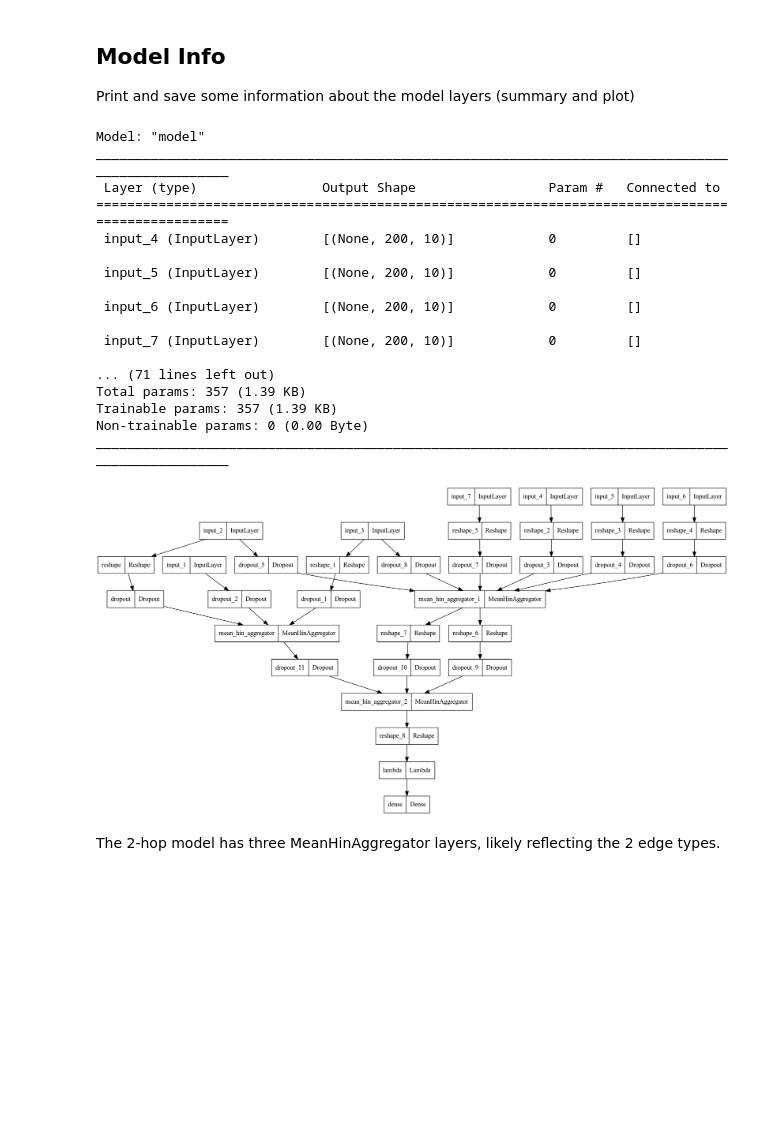
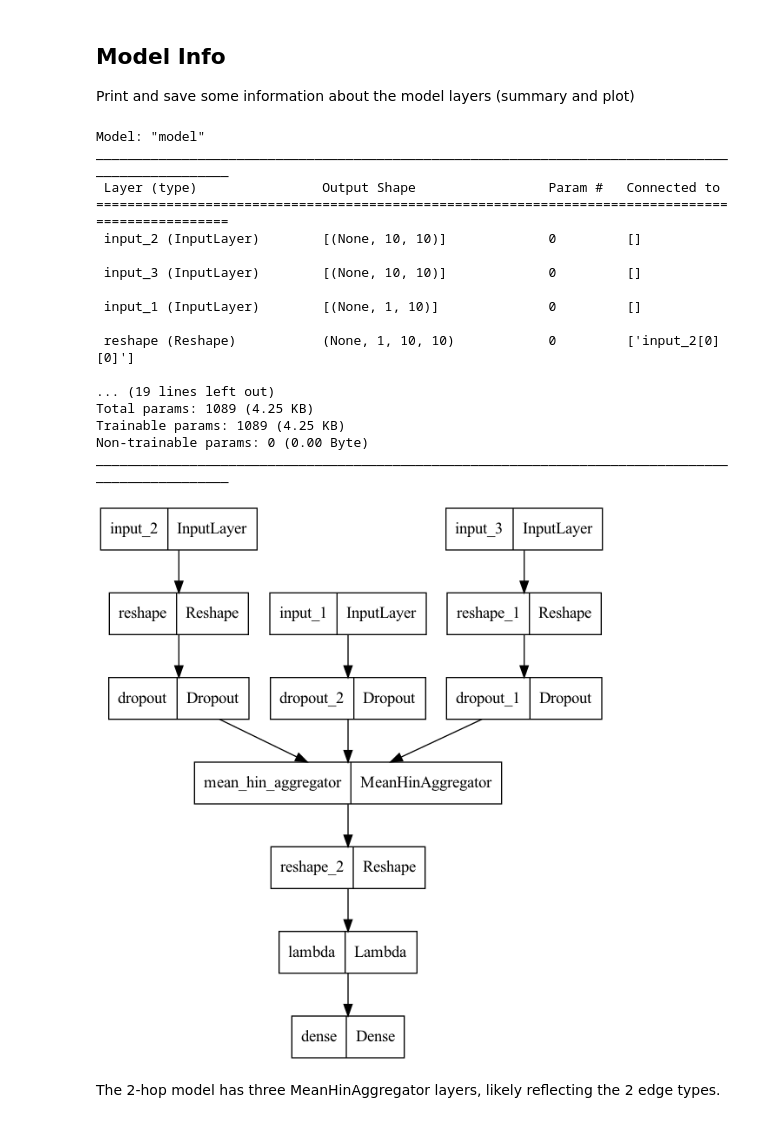
Before and after one commit to vla6/Blog_gnn_naics, a Jupyter notebook: 22_gnn_one_hop_perf.ipynb, the cells around one changed output. Saved outputs shown, nothing was run; the diff lists cells and outputs as text; code cells hidden in the pictures; blank space fills up the shorter version.

```diff
--- a/22_gnn_one_hop_perf.ipynb
+++ b/22_gnn_one_hop_perf.ipynb
@@ -57,7 +63,7 @@ model = keras.models.load_model(Path(setup.temp_path).joinpath('21_DATA_model.ke
 ## Model Info
 Print and save some information about the model layers (summary and plot)
 # %%
-with open(Path(setup.temp_path).joinpath('21_REPORT_model_summary.txt'), "w") as f:
+with open(Path(setup.temp_path).joinpath('22_REPORT_model_summary.txt'), "w") as f:
     with redirect_stdout(f):
         print(model.summary())
 model.summary()
@@ -66,23 +72,23 @@ Model: "model"
 __________________________________________________________________________________________________
  Layer (type)                Output Shape                 Param #   Connected to
 ==================================================================================================
- input_4 (InputLayer)        [(None, 200, 10)]            0         []
+ input_2 (InputLayer)        [(None, 10, 10)]             0         []
 
- input_5 (InputLayer)        [(None, 200, 10)]            0         []
+ input_3 (InputLayer)        [(None, 10, 10)]             0         []
 
- input_6 (InputLayer)        [(None, 200, 10)]            0         []
+ input_1 (InputLayer)        [(None, 1, 10)]              0         []
 
- input_7 (InputLayer)        [(None, 200, 10)]            0         []
+ reshape (Reshape)           (None, 1, 10, 10)            0         ['input_2[0][0]']
 
-... (71 lines left out)
-Total params: 357 (1.39 KB)
-Trainable params: 357 (1.39 KB)
+... (19 lines left out)
+Total params: 1089 (4.25 KB)
+Trainable params: 1089 (4.25 KB)
 Non-trainable params: 0 (0.00 Byte)
 __________________________________________________________________________________________________
 # %%
-plot_model(model, Path(setup.temp_path).joinpath('21_model_plot_simp.png'))
+plot_model(model, Path(setup.temp_path).joinpath('22_model_plot_simp.png'))
 # %% [output]
-[figure, old version]
+[figure, new version]
 # %% [markdown]
 The 2-hop model has three MeanHinAggregator layers, likely reflecting the 2 edge types.
 # %%
```
Also changed, not shown: parts of 18 cells of this notebook, 9 other files.
